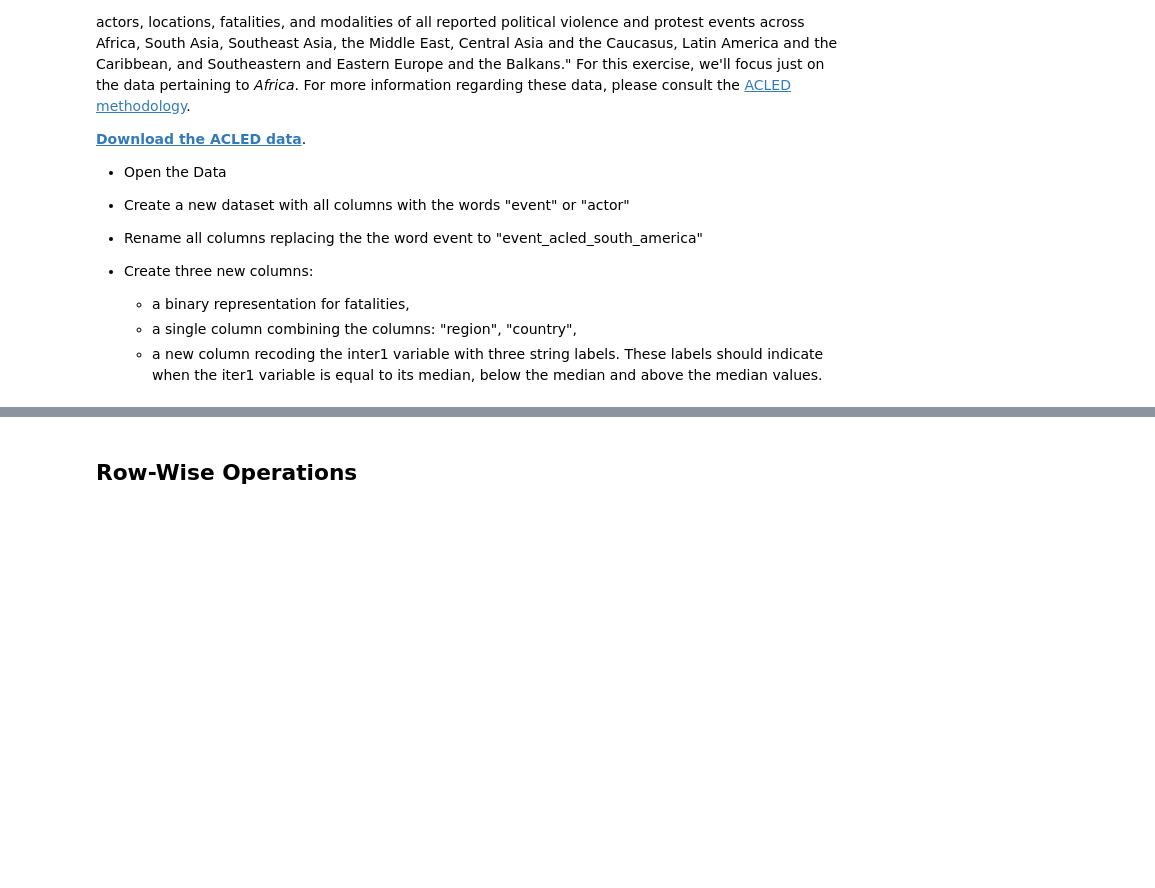
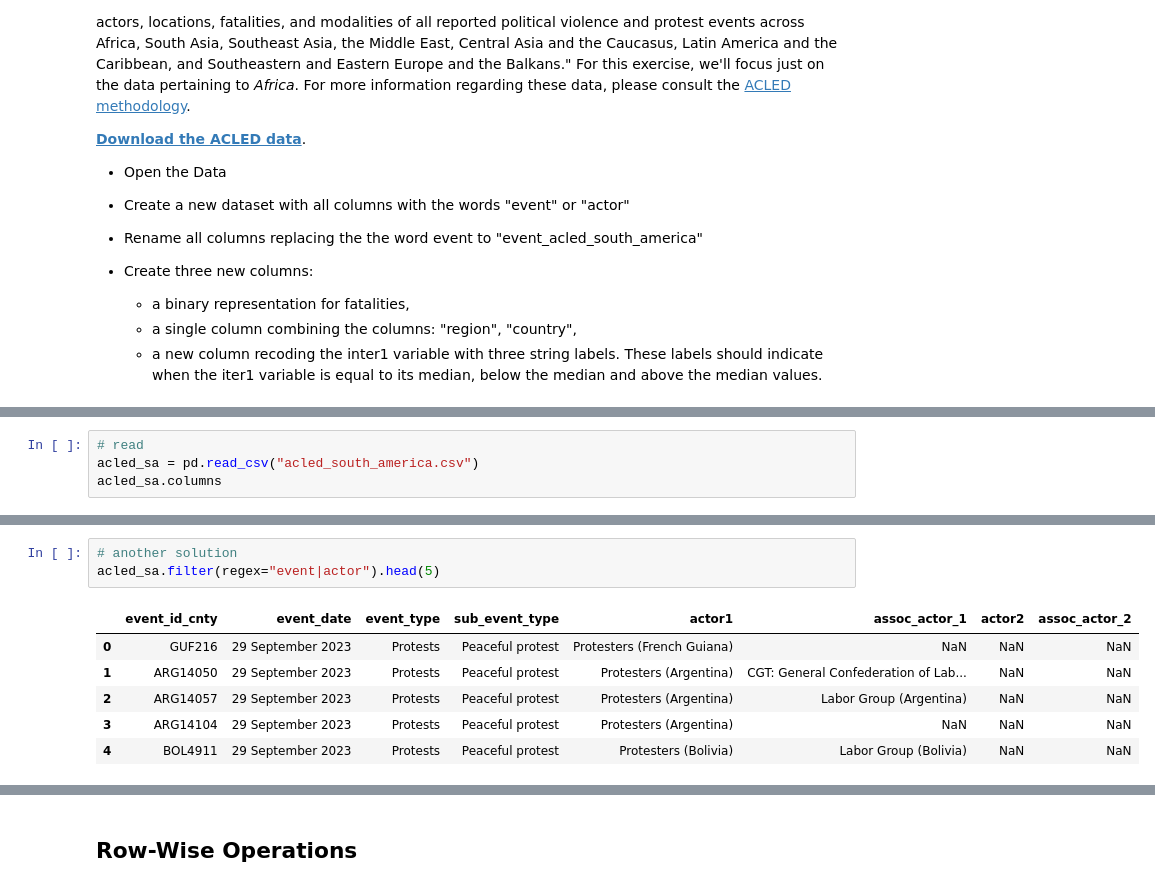
Before and after one commit to MCZ19/ppol5203, a Jupyter notebook: lecture_notes/week-06/_week-6c-data_wrangling_pandas.ipynb, the cells around one changed output, grey strips where cells are left out. Cells and saved outputs as stored; diff of their text form; blank space fills up the shorter version.

```diff
--- a/lecture_notes/week-06/_week-6c-data_wrangling_pandas.ipynb
+++ b/lecture_notes/week-06/_week-6c-data_wrangling_pandas.ipynb
@@ -711,0 +717,4 @@ ACLED is a "disaggregated data collection, analysis, and crisis mapping project.
+# %%
+# read
+acled_sa = pd.read_csv("acled_south_america.csv")
+acled_sa.columns
@@ -711,0 +748,10 @@ ACLED is a "disaggregated data collection, analysis, and crisis mapping project.
+# %%
+# another solution
+acled_sa.filter(regex="event|actor").head(5)
+# %% [output]
+|  | event_id_cnty | event_date | event_type | sub_event_type | actor1 | assoc_actor_1 | actor2 | assoc_actor_2 |
+| 0 | GUF216 | 29 September 2023 | Protests | Peaceful protest | Protesters (French Guiana) | NaN | NaN | NaN |
+| 1 | ARG14050 | 29 September 2023 | Protests | Peaceful protest | Protesters (Argentina) | CGT: General Confederation of Lab... | NaN | NaN |
+| 2 | ARG14057 | 29 September 2023 | Protests | Peaceful protest | Protesters (Argentina) | Labor Group (Argentina) | NaN | NaN |
+| 3 | ARG14104 | 29 September 2023 | Protests | Peaceful protest | Protesters (Argentina) | NaN | NaN | NaN |
+| 4 | BOL4911 | 29 September 2023 | Protests | Peaceful protest | Protesters (Bolivia) | Labor Group (Bolivia) | NaN | NaN |
```
Also changed, not shown: parts of 17 cells of this notebook, 5 other files.
